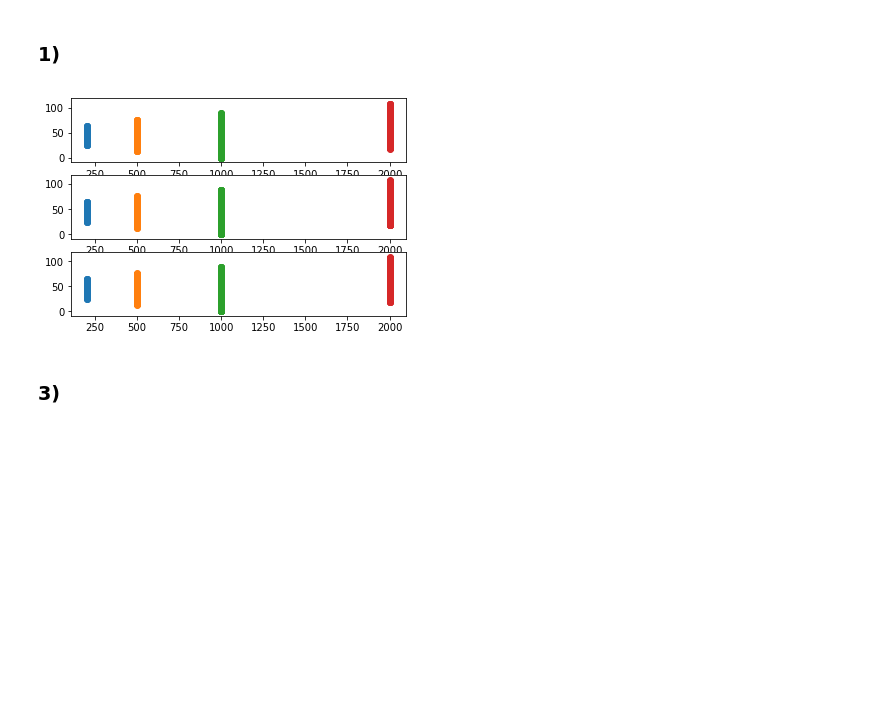
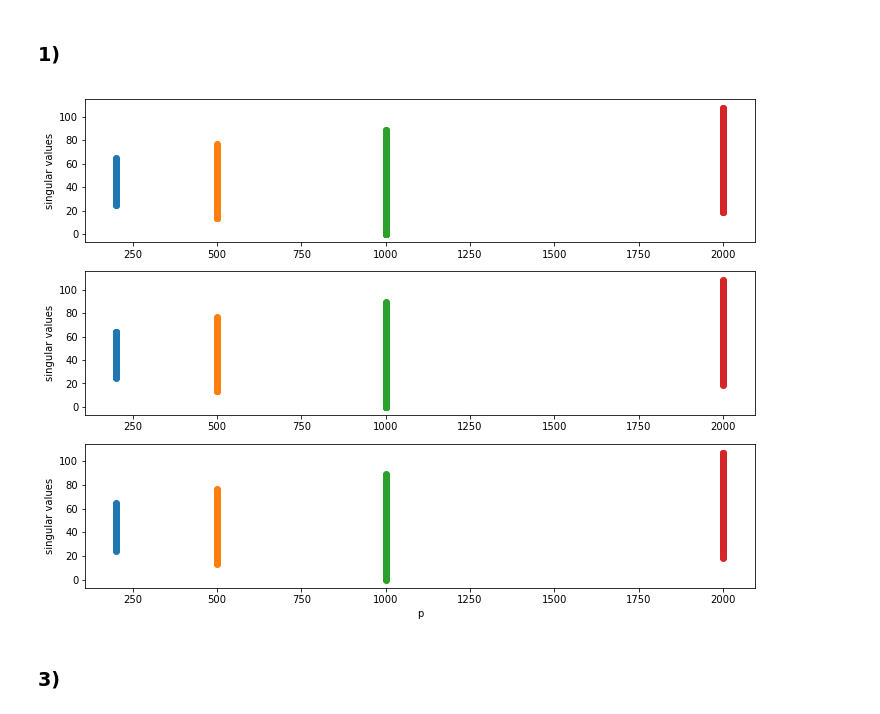
Before and after one commit to ahmed-bensaad/SVD_PCA, a Jupyter notebook: sd204_lab2_bensaad_ahmed.ipynb, the cells around one changed output. Cells and saved outputs as stored; diff of their text form; code cells hidden in the pictures; blank space fills up the shorter version.

Commit message:
improving plots display and adding a little mathematic calcualtion

```diff
--- a/sd204_lab2_bensaad_ahmed.ipynb
+++ b/sd204_lab2_bensaad_ahmed.ipynb
@@ -93,22 +96,30 @@ def generate(n, p):
 # %%
 P = [200, 500, 1000, 2000]
 n = 1000
 for p in P:
     X1, X2, X3 = generate(n, p)
     S1 = np.linalg.svd(X1, compute_uv=0)
     S2 = np.linalg.svd(X2, compute_uv=0)
     S3 = np.linalg.svd(X3, compute_uv=0)
     plt.figure(1)
     plt.subplot(311)
     plt.scatter([p] * len(S1), S1)
+    plt.ylabel('singular values')
     plt.subplot(312)
     plt.scatter([p] * len(S2), S2)
+    plt.ylabel('singular values')
     plt.subplot(313)
     plt.scatter([p] * len(S3), S3)
+    plt.xlabel('p')
+    plt.ylabel('singular values')
 
+fig_size = [0,0]
+fig_size[0] = 12
+fig_size[1] = 9
+plt.rcParams["figure.figsize"] = fig_size
 plt.show()
 # %% [output]
-[figure, old version]
+[figure, new version]
 # %% [markdown]
 ### 3)
 # %%
```
Also changed, not shown: parts of 7 cells of this notebook.
